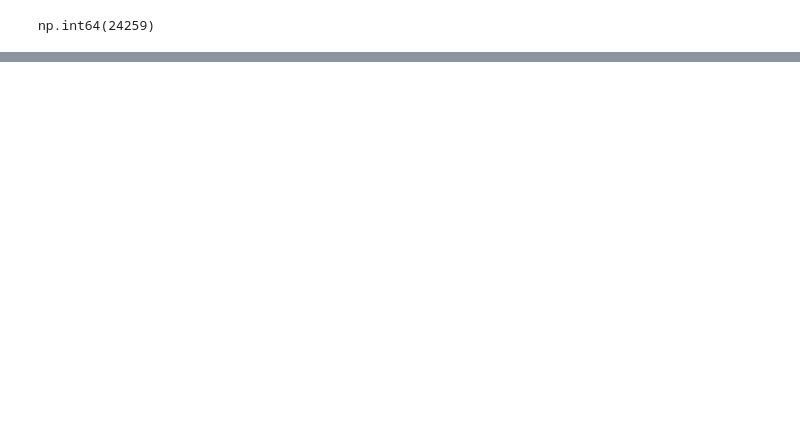
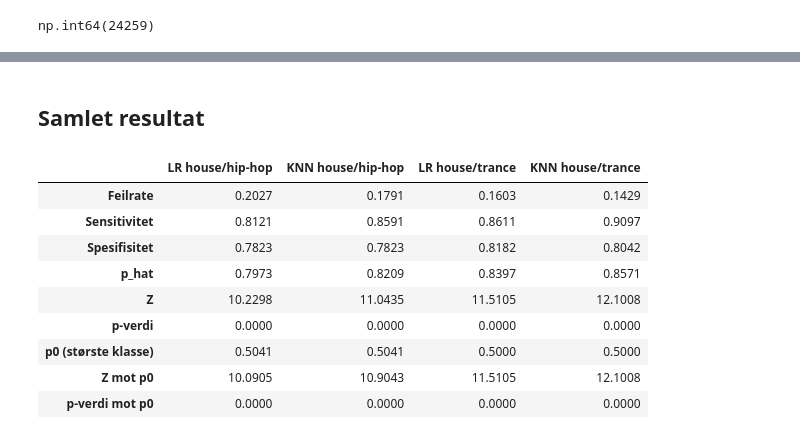
Before and after one commit to ULRlK/Statistikk-Prosjekt, a Jupyter notebook: klassifikasjon.ipynb, the cells around one changed output, grey strips where cells are left out. Saved outputs shown, nothing was run; the diff lists cells and outputs as text; code cells hidden in the pictures; blank space fills up the shorter version.

Commit message:
Klassifikasjon: house mot hip-hop og trance, p-verdi og tolkning av resultatene

```diff
--- a/klassifikasjon.ipynb
+++ b/klassifikasjon.ipynb
@@ -109,6 +157,7 @@ def kjør_par(sjanger0):
         ax.set_title(e)
         ax.set_xlabel('')
     plt.tight_layout()
+    plt.savefig(f'figurer/{fil}_boksplott.png', dpi=200, bbox_inches='tight')
     plt.show()
 
     # 6. Logistisk regresjon (statsmodels): full og redusert modell
@@ -133,12 +182,15 @@ def kjør_par(sjanger0):
     print("Beholdt:", beholdt)
     print("Fjernet:", fjernet)
     res['fjernet'] = fjernet
+    res['p_full'] = p_verdier
 
     feil_val = {}
     for navn, m in [('Full', res_full), ('Redusert', res_red)]:
         pred = np.where(m.predict(exog=df_val) > cutoff, 1, 0)
         feil_val[navn] = 1 - accuracy_score(df_val['y'], pred)
         print(navn, "- feilrate validering:", round(feil_val[navn], 4))
+    res['val_feil_full'] = feil_val['Full']
+    res['val_feil_red'] = feil_val['Redusert']
     # ved lik feilrate velger vi den enkleste modellen (den reduserte)
     valgt_navn = 'Redusert' if feil_val['Redusert'] <= feil_val['Full'] else 'Full'
     valgt = res_red if valgt_navn == 'Redusert' else res_full
@@ -161,6 +213,7 @@ def kjør_par(sjanger0):
     koef.plot(kind='barh')
     plt.xlabel(f'Koeffisient (positiv = house, negativ = {sjanger0})')
     plt.title(f'Koeffisienter i logistisk regresjon, house mot {sjanger0} (standardiserte variabler)')
+    plt.savefig(f'figurer/{fil}_koeffisienter.png', dpi=200, bbox_inches='tight')
     plt.show()
 
     # 7. kNN: feilrate på valideringssettet for k = 1, 3, ..., 21
@@ -174,8 +227,10 @@ def kjør_par(sjanger0):
     plt.xlabel('Antall naboer k')
     plt.ylabel('Feilrate (validering)')
     plt.title(f'Feilrate på valideringssettet for ulike k, house mot {sjanger0}')
+    plt.savefig(f'figurer/{fil}_knn.png', dpi=200, bbox_inches='tight')
     plt.show()
     print(pd.DataFrame({'k': knaboer, 'feilrate': val_feilrate}))
+    res['knn_val'] = pd.Series(val_feilrate, index=knaboer, name='feilrate validering')
     k = knaboer[np.argmin(val_feilrate)]   # k med lavest feilrate på valideringssettet
     print("Valgt k:", k, "- feilrate validering:", round(min(val_feilrate), 4))
     res['k'] = k
@@ -186,7 +241,7 @@ def kjør_par(sjanger0):
     y_pred_knn = knn.predict(X_test)
     y_pred_lr = np.where(valgt.predict(exog=df_test) > cutoff, 1, 0)
 
-    # 8 og 9. Evaluering på testsettet og hypotesetest mot tilfeldig gjetting
+    # 8. Evaluering på testsettet og hypotesetest mot tilfeldig gjetting
     n = len(y_test)
     res['konf'] = {}
     for navn, y_pred in [('LR', y_pred_lr), ('KNN', y_pred_knn)]:
@@ -195,11 +250,23 @@ def kjør_par(sjanger0):
                             columns=[f'pred:{sjanger0}', 'pred:house'])
         tn, fp, fn, tp = confusion_matrix(y_test, y_pred).ravel()
         p_hat = accuracy_score(y_test, y_pred)
+        # H0: p = 0.5 mot H1: p > 0.5, normaltilnærming
         Z = (p_hat - 0.5) / np.sqrt(0.5 * 0.5 / n)
+        p_verdi = norm.sf(Z)
+        # H0: p = p0 mot H1: p > p0, der p0 er andelen i største klasse
+        # (å alltid gjette største klasse gir p0 riktige)
+        p0 = andel_storst
+        Z_storst = (p_hat - p0) / np.sqrt(p0 * (1 - p0) / n)
         res[navn] = {'Feilrate': 1 - p_hat, 'Sensitivitet': tp / (tp + fn),
-                     'Spesifisitet': tn / (tn + fp), 'p_hat': p_hat, 'Z': Z}
+                     'Spesifisitet': tn / (tn + fp), 'p_hat': p_hat, 'Z': Z,
+                     'p-verdi': p_verdi, 'p0 (største klasse)': p0,
+                     'Z mot p0': Z_storst, 'p-verdi mot p0': norm.sf(Z_storst)}
         res['konf'][navn] = konf
         print(f"\n{navn} på testsettet:")
         print(konf)
-        print(f"p_hat = {p_hat:.4f}, Z = {Z:.2f}, forkast H0 (Z > 1.645): {Z > 1.645}")
+        print(f"p_hat = {p_hat:.4f}, Z = {Z:.2f}, p-verdi = {p_verdi:.3g}, "
+              f"forkast H0: p = 0.5 (Z > 1.645): {Z > 1.645}")
+        if antall.nunique() > 1:
+            print(f"Mot største klasse p0 = {p0:.4f}: Z = {Z_storst:.2f}, "
+                  f"forkast H0 (Z > 1.645): {Z_storst > 1.645}")
     return res
@@ -222,0 +281,2 @@ samlet.round(4)
+# %%
+res_hiphop = kjør_par('hip-hop')
@@ -222,0 +518,22 @@ samlet.round(4)
+# %% [markdown]
+## Samlet resultat
+# %%
+rader = ['Feilrate', 'Sensitivitet', 'Spesifisitet', 'p_hat', 'Z', 'p-verdi',
+         'p0 (største klasse)', 'Z mot p0', 'p-verdi mot p0']
+samlet = pd.DataFrame({
+    'LR house/hip-hop': res_hiphop['LR'], 'KNN house/hip-hop': res_hiphop['KNN'],
+    'LR house/trance': res_trance['LR'], 'KNN house/trance': res_trance['KNN']
+}).loc[rader]
+samlet.to_csv('resultater_klassifikasjon.csv', float_format='%.4g')
+samlet.round(4)
+# %% [output]
+|  | LR house/hip-hop | KNN house/hip-hop | LR house/trance | KNN house/trance |
+| Feilrate | 0.2027 | 0.1791 | 0.1603 | 0.1429 |
+| Sensitivitet | 0.8121 | 0.8591 | 0.8611 | 0.9097 |
+| Spesifisitet | 0.7823 | 0.7823 | 0.8182 | 0.8042 |
+| p_hat | 0.7973 | 0.8209 | 0.8397 | 0.8571 |
+| Z | 10.2298 | 11.0435 | 11.5105 | 12.1008 |
+| p-verdi | 0.0000 | 0.0000 | 0.0000 | 0.0000 |
+| p0 (største klasse) | 0.5041 | 0.5041 | 0.5000 | 0.5000 |
+| Z mot p0 | 10.0905 | 10.9043 | 11.5105 | 12.1008 |
+| p-verdi mot p0 | 0.0000 | 0.0000 | 0.0000 | 0.0000 |
```
Also changed, not shown: parts of 43 cells of this notebook, 1 other file.
